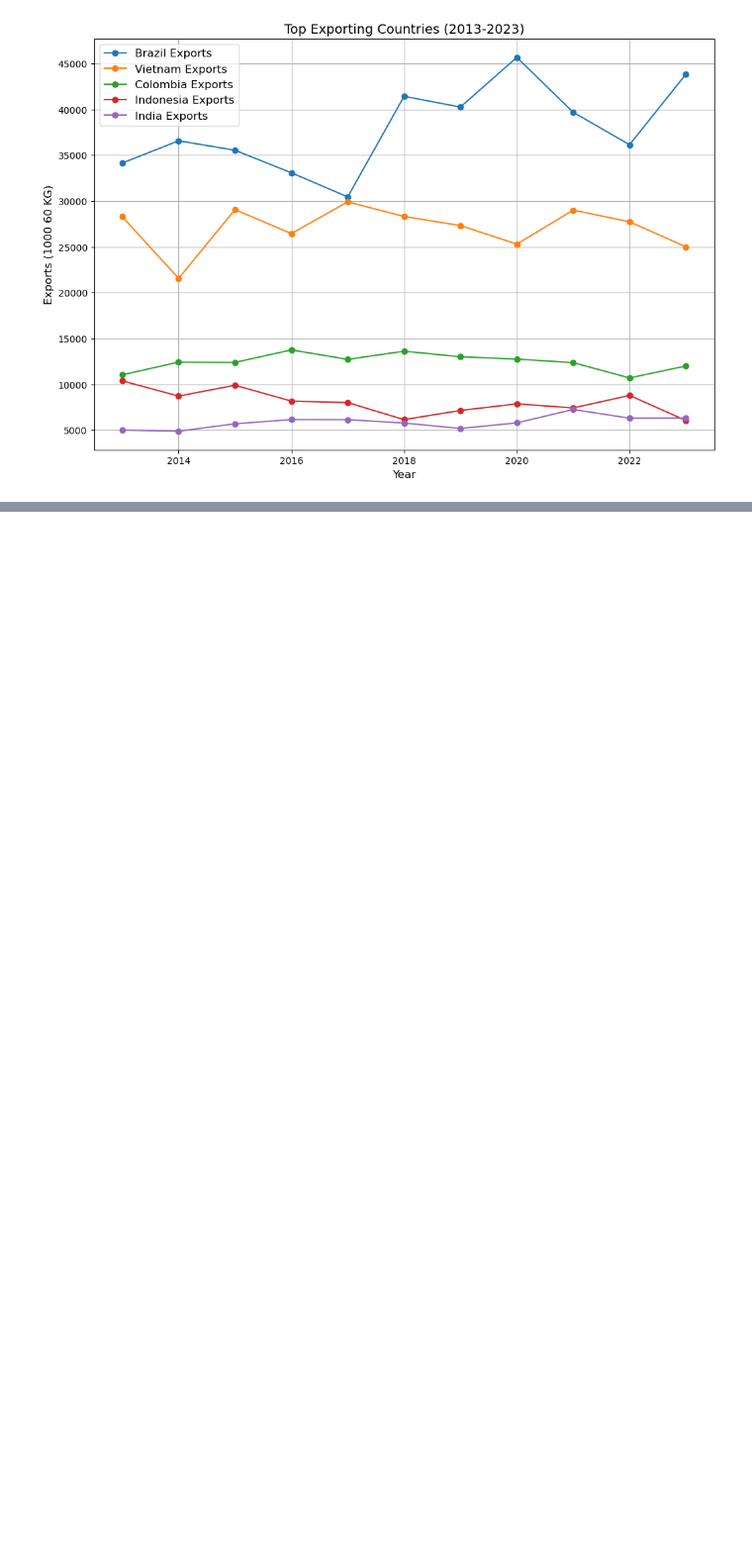
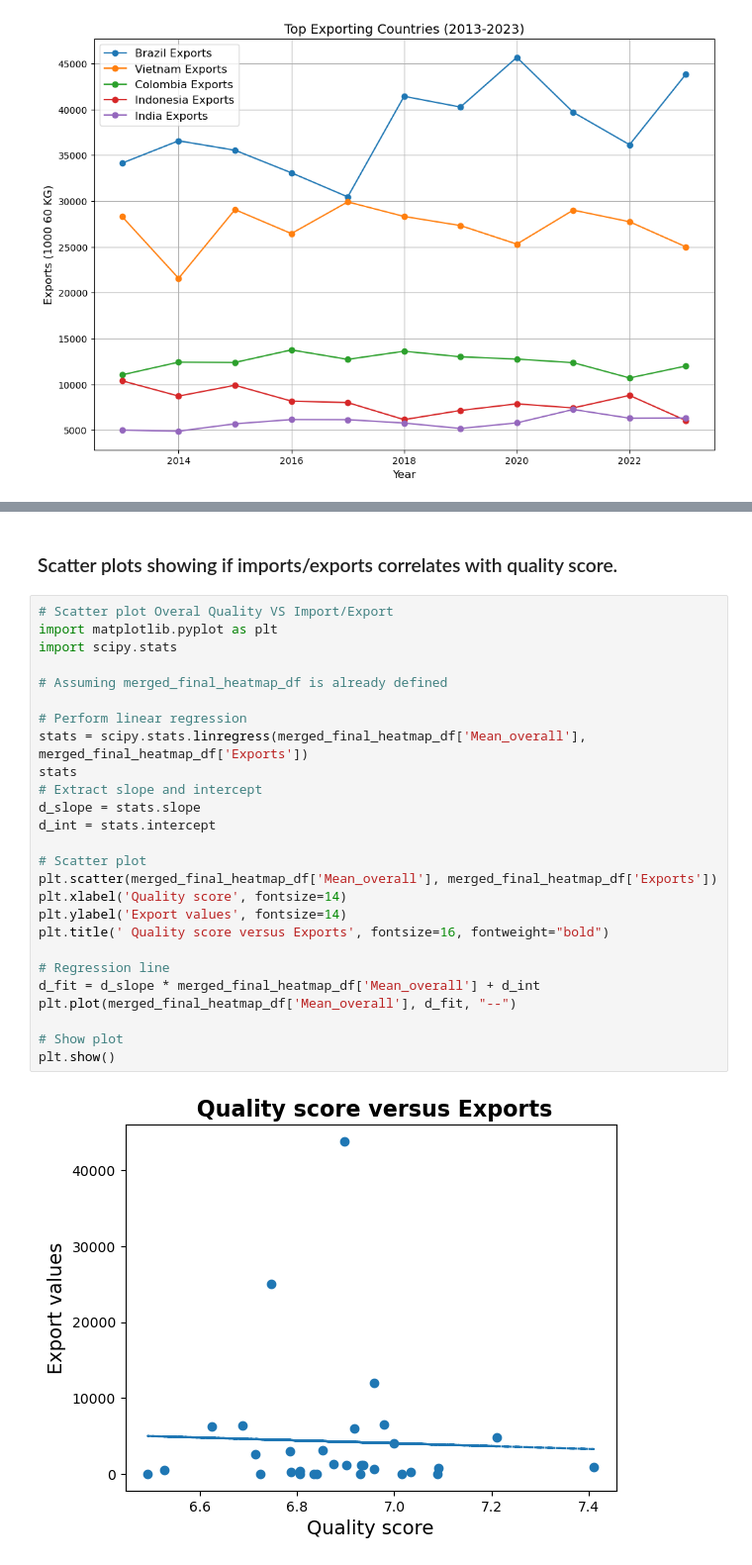
Before and after one commit to coopachupa/Project-3-, a Jupyter notebook: Nurmaa (NKD)/Cleaning and analysis.ipynb, the cells around one changed output, grey strips where cells are left out. Shown: that part at 99% size. Drawn from its saved outputs; the diff is of its cells as text; blank space fills up the shorter version.

```diff
--- a/Nurmaa (NKD)/Cleaning and analysis.ipynb
+++ b/Nurmaa (NKD)/Cleaning and analysis.ipynb
@@ -770,0 +777,30 @@ plt.show()
+# %% [markdown]
+### Scatter plots showing if imports/exports correlates with quality score.
+# %%
+# Scatter plot Overal Quality VS Import/Export
+import matplotlib.pyplot as plt
+import scipy.stats
+
+# Assuming merged_final_heatmap_df is already defined
+
+# Perform linear regression
+stats = scipy.stats.linregress(merged_final_heatmap_df['Mean_overall'], merged_final_heatmap_df['Exports'])
+stats
+# Extract slope and intercept
+d_slope = stats.slope
+d_int = stats.intercept
+
+# Scatter plot
+plt.scatter(merged_final_heatmap_df['Mean_overall'], merged_final_heatmap_df['Exports'])
+plt.xlabel('Quality score', fontsize=14)
+plt.ylabel('Export values', fontsize=14)
+plt.title(' Quality score versus Exports', fontsize=16, fontweight="bold")
+
+# Regression line
+d_fit = d_slope * merged_final_heatmap_df['Mean_overall'] + d_int
+plt.plot(merged_final_heatmap_df['Mean_overall'], d_fit, "--")
+
+# Show plot
+plt.show()
+# %% [output]
+[figure, added]
```
Also changed, not shown: parts of 10 cells of this notebook, 1 other file.
